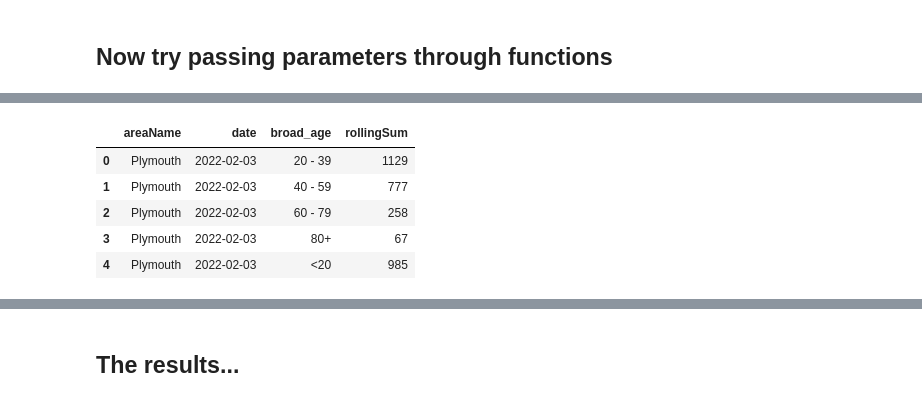
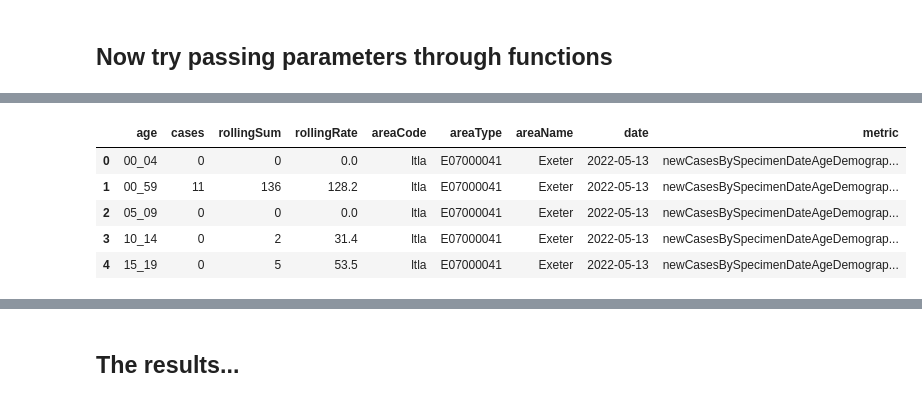
Before and after one commit to shanej90/covid_exe_plym, a Jupyter notebook: covid_data.ipynb, the cells around one changed output, grey strips where cells are left out. Cells and saved outputs as stored; diff of their text form; code cells hidden in the pictures.

```diff
--- a/covid_data.ipynb
+++ b/covid_data.ipynb
@@ -138,14 +118,16 @@ exe_raw.head(5)
-# %%
-# wrangle to get dersired outcome
-exe_grouped = group_by_broad_age_bands(exe_raw)
-
-plym_grouped = group_by_broad_age_bands(plym_raw)
-
-plym_grouped.head(5)
-# %% [output]
-|  | areaName | date | broad_age | rollingSum |
-| 0 | Plymouth | 2022-02-03 | 20 - 39 | 1129 |
-| 1 | Plymouth | 2022-02-03 | 40 - 59 | 777 |
-| 2 | Plymouth | 2022-02-03 | 60 - 79 | 258 |
-| 3 | Plymouth | 2022-02-03 | 80+ | 67 |
-| 4 | Plymouth | 2022-02-03 | <20 | 985 |
+# %%
+#enter area codes for exeter and plymouth
+area_codes = ["E07000041", "E06000026"]
+
+#and now get the data for exeter and plymouth
+raw_data = [get_covid_api_json_data("ltla", a, "newCasesBySpecimenDateAgeDemographics") for a in area_codes]
+
+#check to see it looks right
+raw_data[0].head(5)
+# %% [output]
+|  | age | cases | rollingSum | rollingRate | areaCode | areaType | areaName | date | metric |
+| 0 | 00_04 | 0 | 0 | 0.0 | ltla | E07000041 | Exeter | 2022-05-13 | newCasesBySpecimenDateAgeDemograp... |
+| 1 | 00_59 | 11 | 136 | 128.2 | ltla | E07000041 | Exeter | 2022-05-13 | newCasesBySpecimenDateAgeDemograp... |
+| 2 | 05_09 | 0 | 0 | 0.0 | ltla | E07000041 | Exeter | 2022-05-13 | newCasesBySpecimenDateAgeDemograp... |
+| 3 | 10_14 | 0 | 2 | 31.4 | ltla | E07000041 | Exeter | 2022-05-13 | newCasesBySpecimenDateAgeDemograp... |
+| 4 | 15_19 | 0 | 5 | 53.5 | ltla | E07000041 | Exeter | 2022-05-13 | newCasesBySpecimenDateAgeDemograp... |
```
Also changed, not shown: parts of 5 cells of this notebook.
